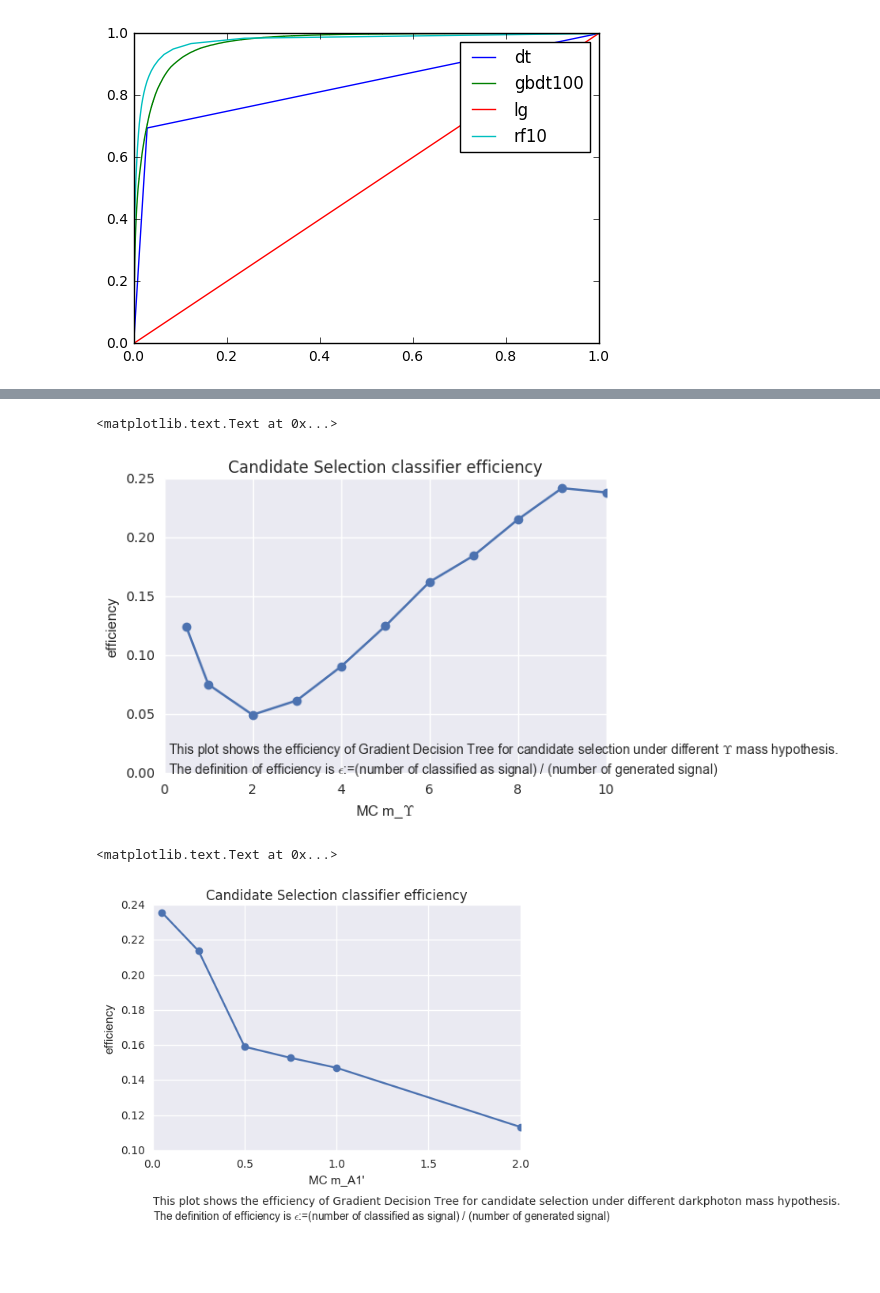
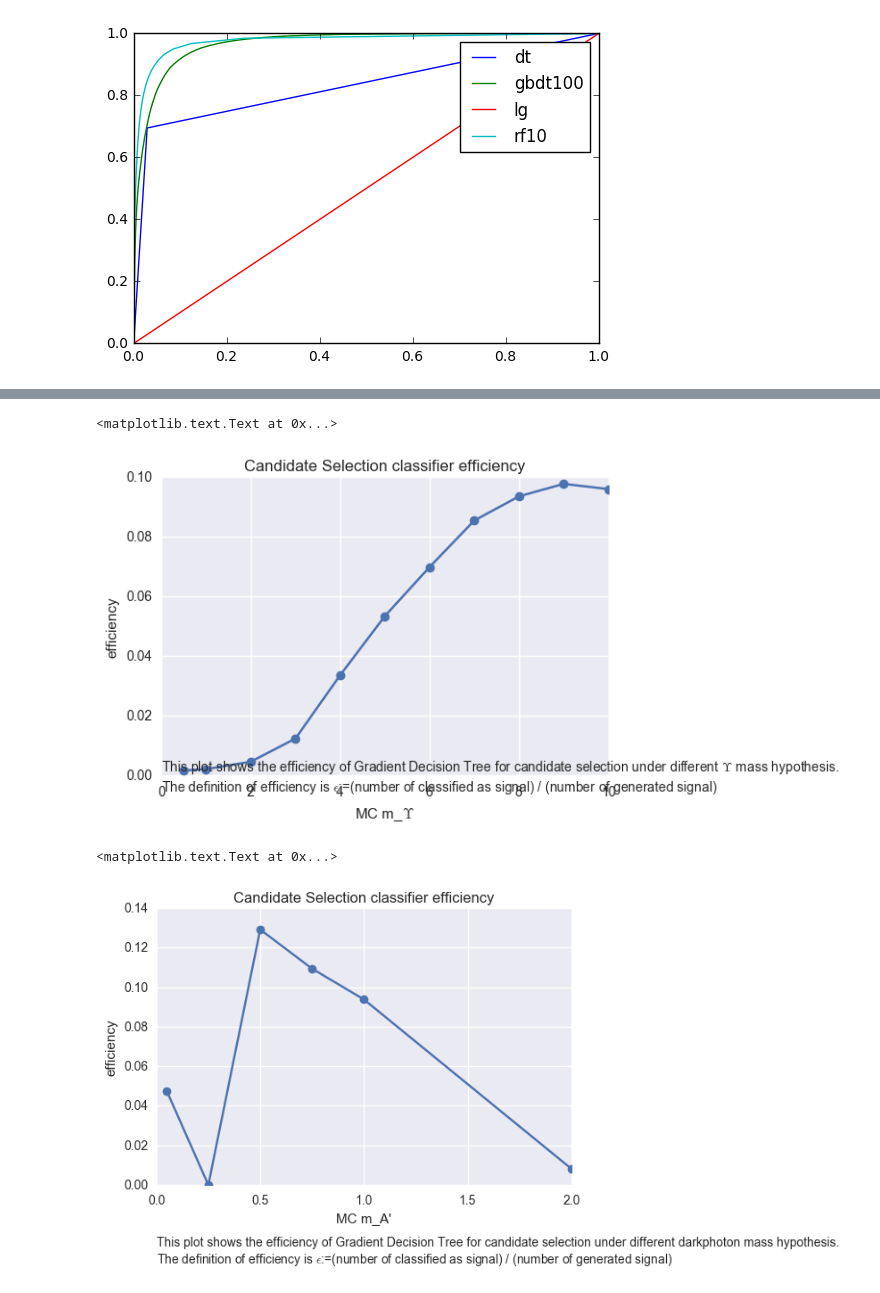
Before and after one commit to DJS2017/darkphoton_learning, a Jupyter notebook: candidate_selection/model_evaluation.ipynb, the cells around one changed output, grey strips where cells are left out. Drawn from its saved outputs; the diff is of its cells as text; code cells hidden in the pictures; blank space fills up the shorter version.

```diff
--- a/candidate_selection/model_evaluation.ipynb
+++ b/candidate_selection/model_evaluation.ipynb
@@ -72,3 +73,17 @@ Plotting ROC curve...
 ./models/rf10.pkl
 <matplotlib.legend.Legend at 0x...>
 [figure]
+# %%
+# calculate cr_score for test set using gbdt100
+rf = joblib.load('./models/gbdt100.pkl')
+signal_test['cr_score'] = pd.Series(rf.predict_proba(signal_test[feature_name])[:,1], index=signal_test.index)
+
+# use highest cr_score to construct event table
+"""
+event_list = []
+for eid, candidates in signal_test.groupby('eid'):
+    event_list.append(candidates.ix[candidates['cr_score'].argmax()])
+events_test = DataFrame(event_list, columns=signal_test.columns)
+events_test.to_hdf('./data/events_test.hdf','event')
+"""
+events_test = pd.read_hdf('./data/events_test.hdf','event')
@@ -75,15 +149,19 @@ Plotting ROC curve...
 # %%
-# efficiency for gbdt100 under different upsmcmass
-rf = joblib.load('./models/gbdt100.pkl')
+# MC hypothesises
+upsmcmass_list = [0.5, 1., 2., 3., 4., 5., 6., 7., 8., 9., 10.]
+#Amcmass_list = [0.05, 0.25, 0.5, 0.75, 1.0, 2.0]
+#mcmass_list = [[upsmcmass, Amcmass] for upsmcmass in upsmcmass_list for Amcmass in Amcmass_list if upsmcmass>3*Amcmass]
+N_count_list = []
 
-upsmcmass_list = [0.5, 1., 2., 3., 4., 5., 6., 7., 8., 9., 10.]
-N_count_list = []
-delta = 0.1
 for upsmcmass_ in upsmcmass_list:
-    signal_upsmcmass = signal_test[(signal_test.upsmcmass<upsmcmass_+delta) & (signal_test.upsmcmass>upsmcmass_-delta)]
-    y_pred = rf.predict(signal_upsmcmass[feature_name])
-    N_count = sum(y_pred)*1.0 / signal_upsmcmass.shape[0]
-    N_count_list.append(N_count)
+    # events under a certain (upsmass, Amcmass) hypothesis pair
+    filte = (events_test.upsmcmass<upsmcmass_+delta_ups) & (events_test.upsmcmass>upsmcmass_-delta_ups) \
+        & (events_test.upsmass<upsmcmass_+delta_ups) & (events_test.upsmass>upsmcmass_-delta_ups)
+    events_singleMChypothesis = events_test[filte]
+
+    # number of signals
+    N_count = events_singleMChypothesis[events_singleMChypothesis.cr_score > threshold].shape[0]
+    N_count_list.append(N_count*1.0/events_test.shape[0])
 
 plt.plot(upsmcmass_list, N_count_list,'-o')
 plt.xlabel('MC m_$\Upsilon$')
@@ -91,30 +169,34 @@ plt.ylabel('efficiency')
 plt.title('Candidate Selection classifier efficiency')
 txt = "This plot shows the efficiency of Gradient Decision Tree for candidate selection under different $\Upsilon$ mass hypothesis.\n\
 The definition of efficiency is $\epsilon$:=(number of classified as signal) / (number of generated signal)"
-plt.text(.1, 0, txt)
+plt.text(.0, -.005, txt)
 # %% [output]
 <matplotlib.text.Text at 0x...>
-[figure, old version]
+[figure, new version]
 # %%
-# efficiency for gbdt100 under different A' mcmass
-rf = joblib.load('./models/gbdt100.pkl')
+# MC hypothesises
+#upsmcmass_list = [0.5, 1., 2., 3., 4., 5., 6., 7., 8., 9., 10.]
+Amcmass_list = [0.05, 0.25, 0.5, 0.75, 1.0, 2.0]
+#mcmass_list = [[upsmcmass, Amcmass] for upsmcmass in upsmcmass_list for Amcmass in Amcmass_list if upsmcmass>3*Amcmass]
+N_count_list = []
 
-Amcmass_list = [0.05, 0.25, 0.5, 0.75, 1.0, 2.0]
-N_count_list = []
-delta = 0.1
 for Amcmass_ in Amcmass_list:
-    signal_Amcmass = signal_test[(signal_test.A1mcmass<Amcmass_+delta) & (signal_test.A1mcmass>Amcmass_-delta)]
-    y_pred = rf.predict(signal_Amcmass[feature_name])
-    N_count = sum(y_pred)*1.0 / signal_Amcmass.shape[0]
-    N_count_list.append(N_count)
+    # events under a certain (upsmass, Amcmass) hypothesis pair
+    filte = (events_test.A1mcmass<Amcmass_+delta_A) & (events_test.A1mcmass>Amcmass_-delta_A) \
+        & (events_test.A1mass<Amcmass_+delta_A) & (events_test.A1mass>Amcmass_-delta_A)
+    events_singleMChypothesis = events_test[filte]
+
+    # number of signals
+    N_count = events_singleMChypothesis[events_singleMChypothesis.cr_score > threshold].shape[0]
+    N_count_list.append(N_count*1.0/events_test.shape[0])
 
 plt.plot(Amcmass_list, N_count_list,'-o')
-plt.xlabel('MC m_A1\'')
+plt.xlabel('MC m_A\'')
 plt.ylabel('efficiency')
 plt.title('Candidate Selection classifier efficiency')
 txt = "This plot shows the efficiency of Gradient Decision Tree for candidate selection under different darkphoton mass hypothesis.\n\
 The definition of efficiency is $\epsilon$:=(number of classified as signal) / (number of generated signal)"
-plt.text(0, 0.06, txt)
+plt.text(0, -0.04, txt)
 # %% [output]
 <matplotlib.text.Text at 0x...>
-[figure, old version]
+[figure, new version]
```
Also changed, not shown: parts of 4 cells of this notebook.
